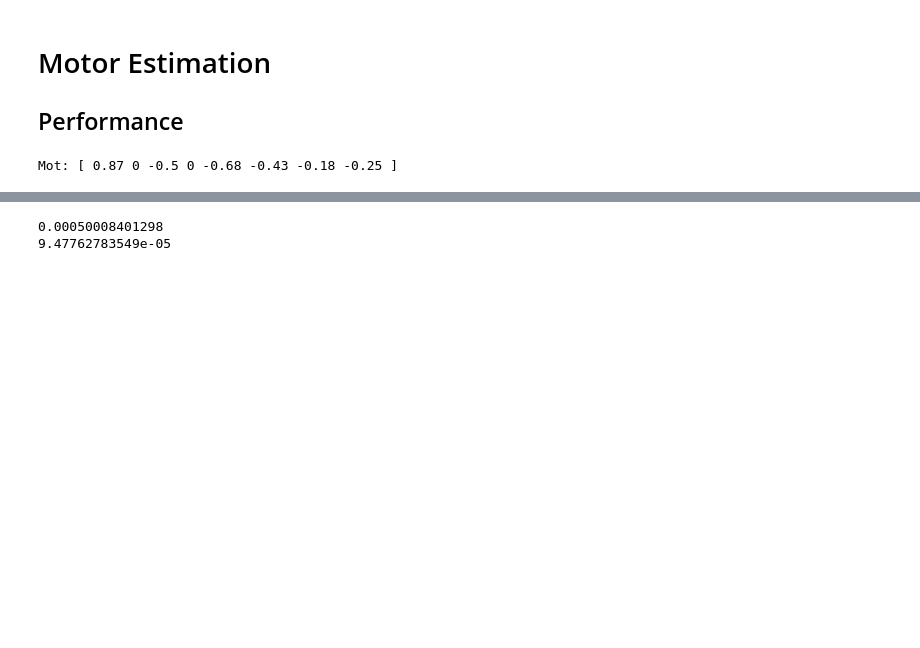
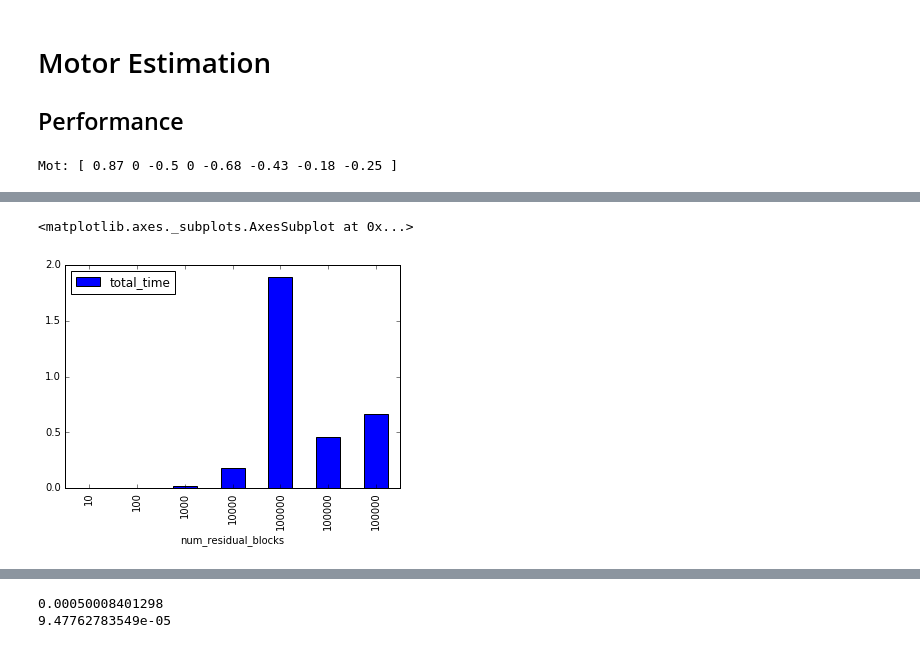
Before and after one commit to tingelst/game, a Jupyter notebook: python/1-Automatic-Multivector-Differentiation-and-Optimization.ipynb, the cells around one changed output, grey strips where cells are left out. Cells and saved outputs as stored; diff of their text form; code cells hidden in the pictures; blank space fills up the shorter version.

```diff
--- a/python/1-Automatic-Multivector-Differentiation-and-Optimization.ipynb
+++ b/python/1-Automatic-Multivector-Differentiation-and-Optimization.ipynb
@@ -112,0 +215,5 @@ Mot: [ 0.87 0 -0.5 0 -0.68 -0.43 -0.18 -0.25 ]
+# %%
+results = [benchmark_motor_estimation(100000, 1024,1024, 'POLAR_DECOMPOSITION') for i in range(10)]
+df = pd.DataFrame(results)
+df.transpose()
+(df['total_time'].mean(), df['total_time'].std())
@@ -113 +236,6 @@ Mot: [ 0.87 0 -0.5 0 -0.68 -0.43 -0.18 -0.25 ]
+# %%
+df.plot(x='num_residual_blocks', y='total_time', kind='bar')
+# %% [output]
+<matplotlib.axes._subplots.AxesSubplot at 0x...>
+[figure, added]
 # %%
```
Also changed, not shown: parts of 38 cells of this notebook, 4 other files.
